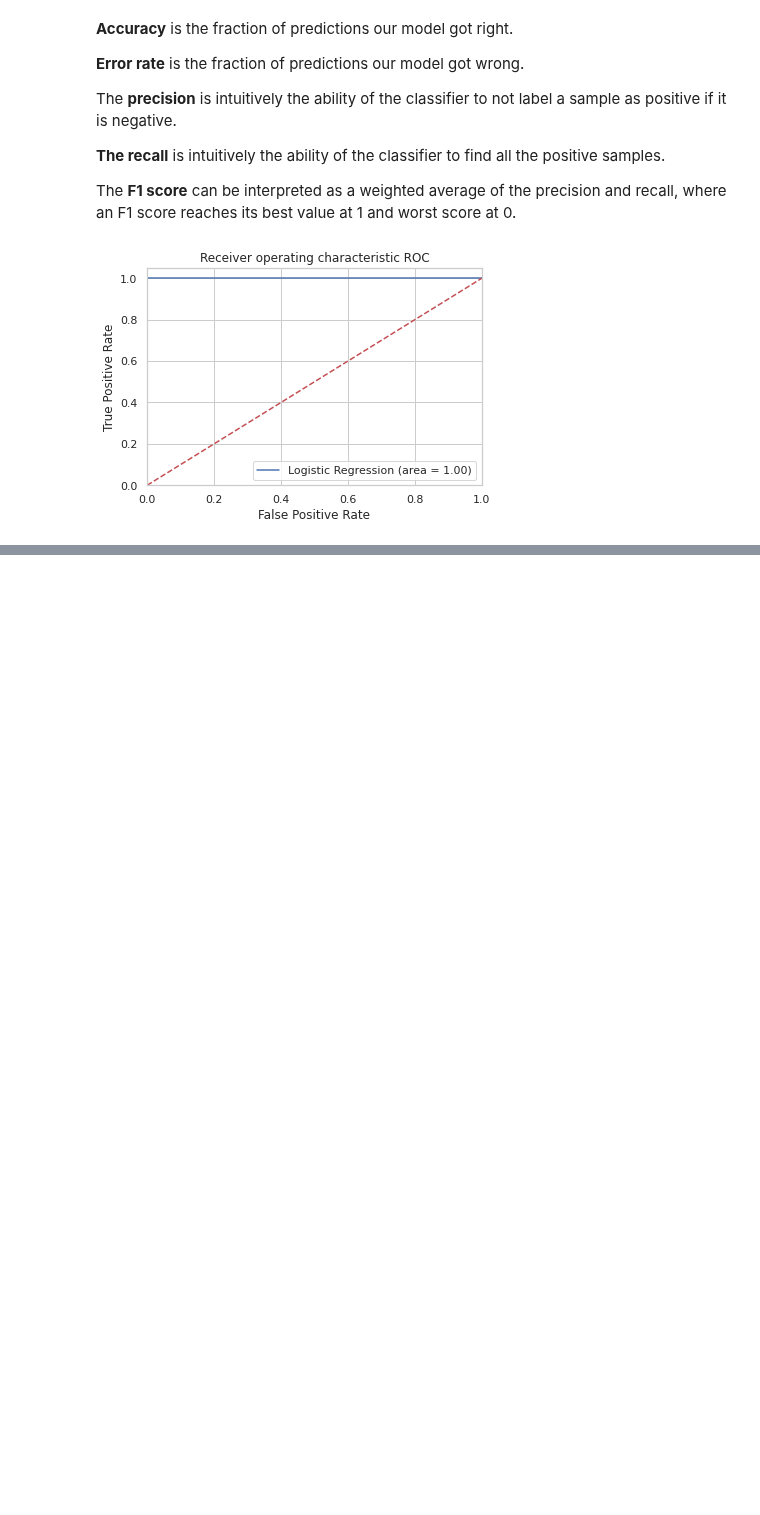
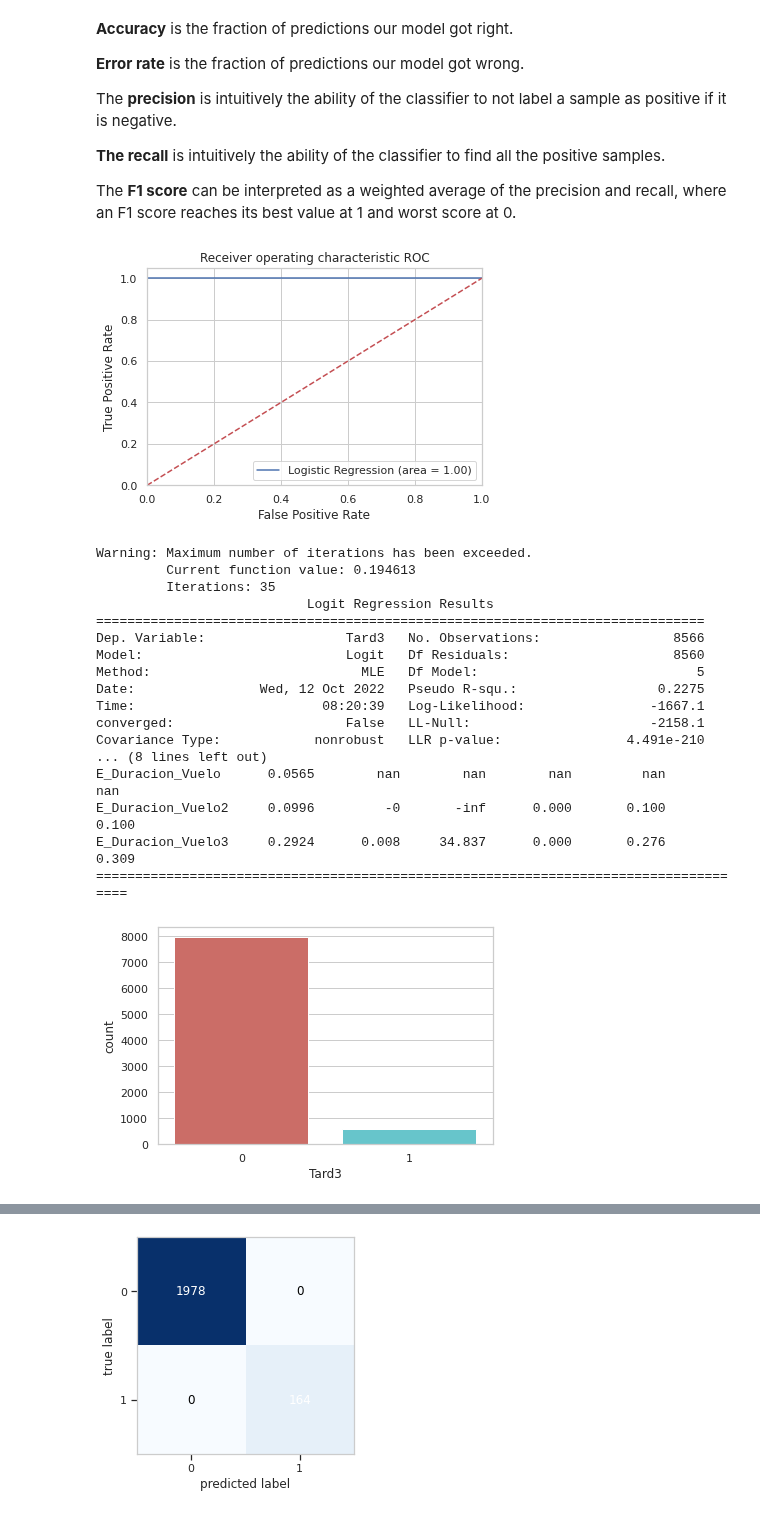
Before and after one commit to JMML2021/Entrega-projecte-final, a Jupyter notebook: utilitzar_loggistic_regression_per_mirar_els_coeficients_.ipynb, the cells around one changed output, grey strips where cells are left out. Saved outputs shown, nothing was run; the diff lists cells and outputs as text; code cells hidden in the pictures; blank space fills up the shorter version.

```diff
--- a/utilitzar_loggistic_regression_per_mirar_els_coeficients_.ipynb
+++ b/utilitzar_loggistic_regression_per_mirar_els_coeficients_.ipynb
@@ -642,3 +662,74 @@ plt.legend(loc="lower right")
 plt.show()
 # %% [output]
 [figure]
+# %%
+#@title Logistic Regression with the statsmodel library. Umbanaced
+
+
+df2=pd.DataFrame(df2)
+datos_x= df2.loc[:, ['Puntualidad1', 'Puntualidad2',
+        'E_Despegue','E_Despegue2','E_Despegue3',
+        'E_Duracion_Vuelo','E_Duracion_Vuelo2','E_Duracion_Vuelo3',]].values
+
+
+datos_y = df2.loc[:,['Tard3']]
+X_train, X_test, y_train, y_test = train_test_split(
+                                        datos_x,
+                                       datos_y,
+                                        train_size   = 0.8,
+                                        random_state = 1234,
+                                        shuffle      = True
+                                    )
+
+
+model = sm.Logit(y_train, X_train)
+
+model.exog_names[:] = ['Puntualidad1', 'Puntualidad2',
+        'E_Despegue','E_Despegue2','E_Despegue3',
+        'E_Duracion_Vuelo','E_Duracion_Vuelo2','E_Duracion_Vuelo3',]
+
+endog_name = model.endog_names
+
+
+model_fit = model.fit()
+
+print(model_fit.summary())
+
+fig, ax = plt.subplots(figsize=(6, 4))
+sns.countplot(x='Tard3',data=y_train, palette='hls')
+plt.show()
+
+
+# Predict..
+y_pred = lr.predict(X_test)
+
+prediction = list(map(round, y_pred))
+prediction
+print(classification_report(y_test, prediction))
+plot_confusion_matrix(confusion_matrix(y_test, prediction))
+
+
+print('Accuracy: {:.2f}'.format(accuracy_score(y_test, prediction)))
+print('Error rate: {:.2f}'.format(1 - accuracy_score(y_test, prediction)))
+print('Precision: {:.2f}'.format(precision_score(y_test, prediction)))
+print('Recall: {:.2f}'.format(recall_score(y_test, prediction)))
+print('f1_score: {:.2f}'.format(f1_score(y_test, prediction)))
+# %% [output]
+Warning: Maximum number of iterations has been exceeded.
+         Current function value: 0.194613
+         Iterations: 35
+                           Logit Regression Results
+==============================================================================
+Dep. Variable:                  Tard3   No. Observations:                 8566
+Model:                          Logit   Df Residuals:                     8560
+Method:                           MLE   Df Model:                            5
+Date:                Wed, 12 Oct 2022   Pseudo R-squ.:                  0.2275
+Time:                        08:20:39   Log-Likelihood:                -1667.1
+converged:                      False   LL-Null:                       -2158.1
+Covariance Type:            nonrobust   LLR p-value:                4.491e-210
+... (8 lines left out)
+E_Duracion_Vuelo      0.0565        nan        nan        nan         nan         nan
+E_Duracion_Vuelo2     0.0996         -0       -inf      0.000       0.100       0.100
+E_Duracion_Vuelo3     0.2924      0.008     34.837      0.000       0.276       0.309
+=====================================================================================
+[figure, added]
@@ -644,0 +750 @@ plt.show()
+[figure, added]
```
Also changed, not shown: parts of 3 cells of this notebook.
